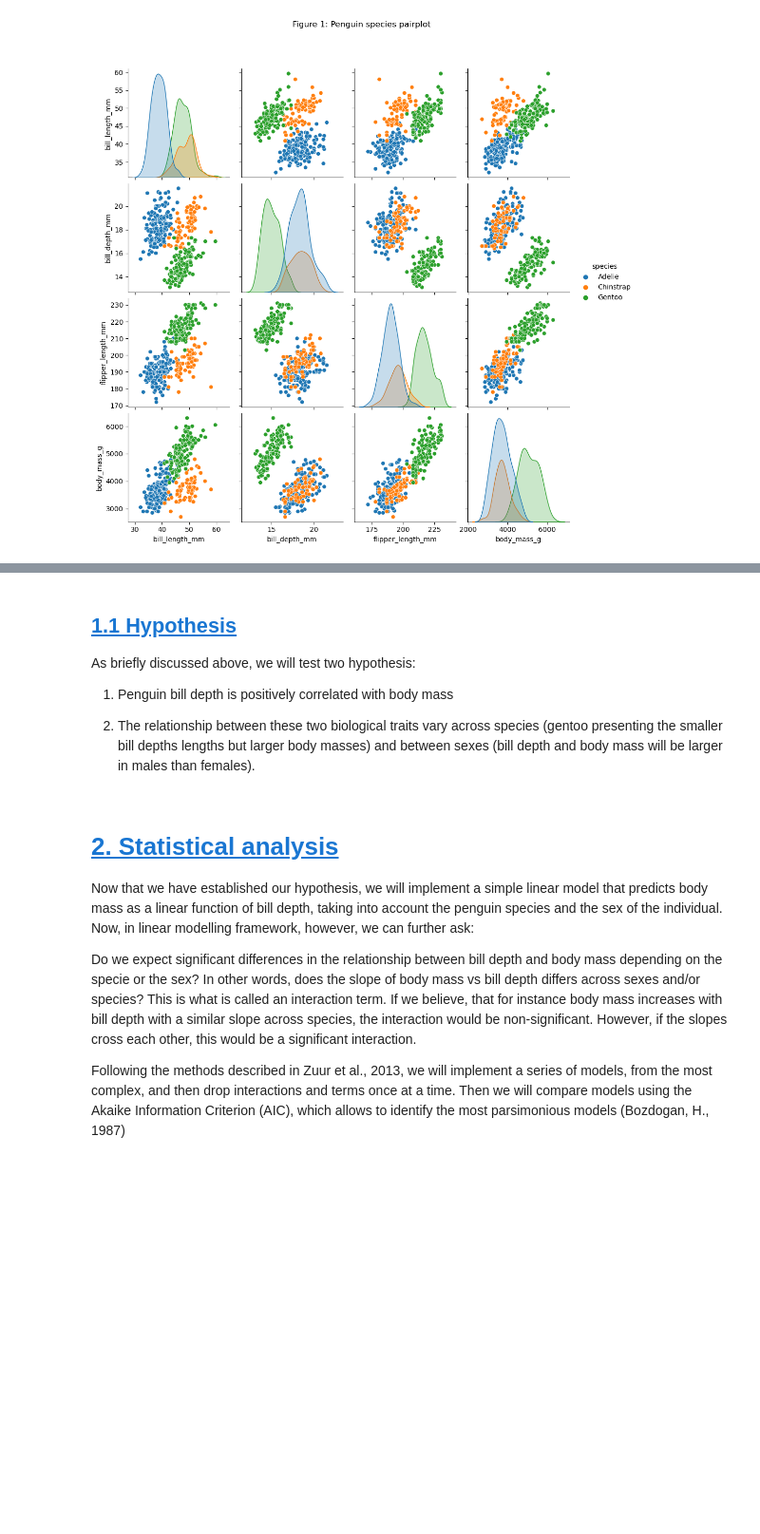
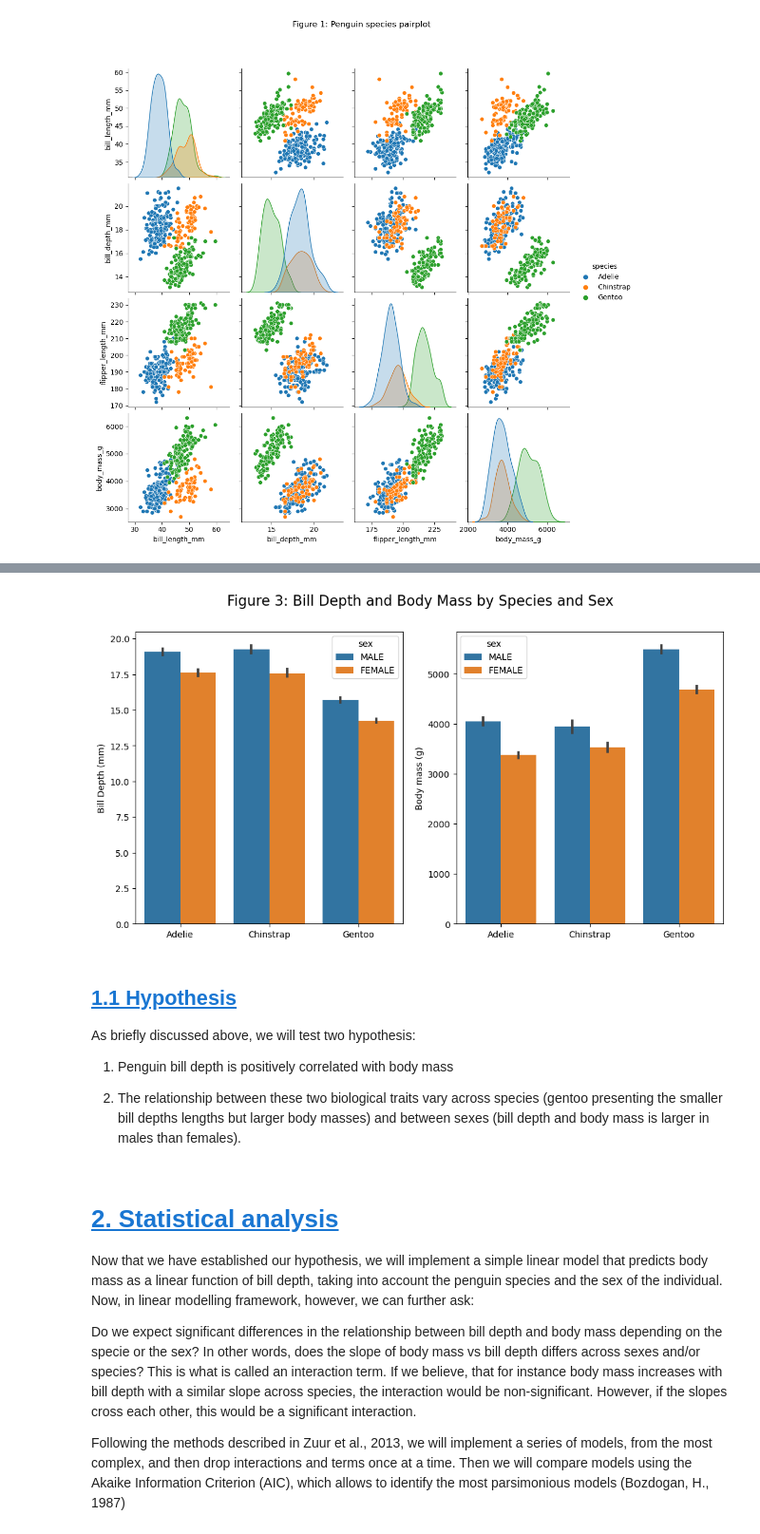
Before and after one commit to gfmg/PoDA, a Jupyter notebook: penguins.ipynb, the cells around one changed output, grey strips where cells are left out. Shown at 95% size. Saved outputs shown, nothing was run; the diff lists cells and outputs as text; code cells hidden in the pictures; blank space fills up the shorter version.

```diff
--- a/penguins.ipynb
+++ b/penguins.ipynb
@@ -88,6 +87,0 @@ The barplot (Figure 3) can be very useful in this regard. It is clear, that inde
-# %%
-for c in ["bill_depth_mm","body_mass_g"]:
- plt.figure()
- sns.barplot(df,x="species",hue="sex",y=c)
- plt.legend(title="Sex",bbox_to_anchor=(1.25, 0.6), loc='center right')
- plt.title(f"Figure 3: Barplot of {c}")
@@ -97,10 +88,26 @@ for c in ["bill_depth_mm","body_mass_g"]:
+# %%
+fig, ax = plt.subplots(nrows=1, ncols=2,figsize=(12, 6))
+
+for i,c in enumerate(["bill_depth_mm","body_mass_g"]):
+ sns.barplot(df,x="species",hue="sex",y=c,ax=ax[i])
+ ax[i].set_xlabel("")
+ if c == "bill_depth_mm":
+  ax[i].set_ylabel('Bill Depth (mm)')
+ else:
+  ax[i].set_ylabel('Body mass (g)')
+
+fig.suptitle("Figure 3: Bill Depth and Body Mass by Species and Sex", fontsize=16)
+#plt.tight_layout()
+plt.show()
+# %% [output]
+[figure, added]
 # %% [markdown]
 ## <a id='toc1_1_'></a>[1.1 Hypothesis](#toc0_)
 
 As briefly discussed above, we will test two hypothesis:
 1. Penguin bill depth is positively correlated with body mass
 
-2. The relationship between these two biological traits vary across species (gentoo presenting the smaller bill depths lengths but larger body masses) and between sexes (bill depth and body mass will be larger in males than females).
+2. The relationship between these two biological traits vary across species (gentoo presenting the smaller bill depths lengths but larger body masses) and between sexes (bill depth and body mass is larger in males than females).
 # %% [markdown]
 # <a id='toc2_'></a>[2. Statistical analysis](#toc0_)
 
```
Also changed, not shown: parts of 12 cells of this notebook.
